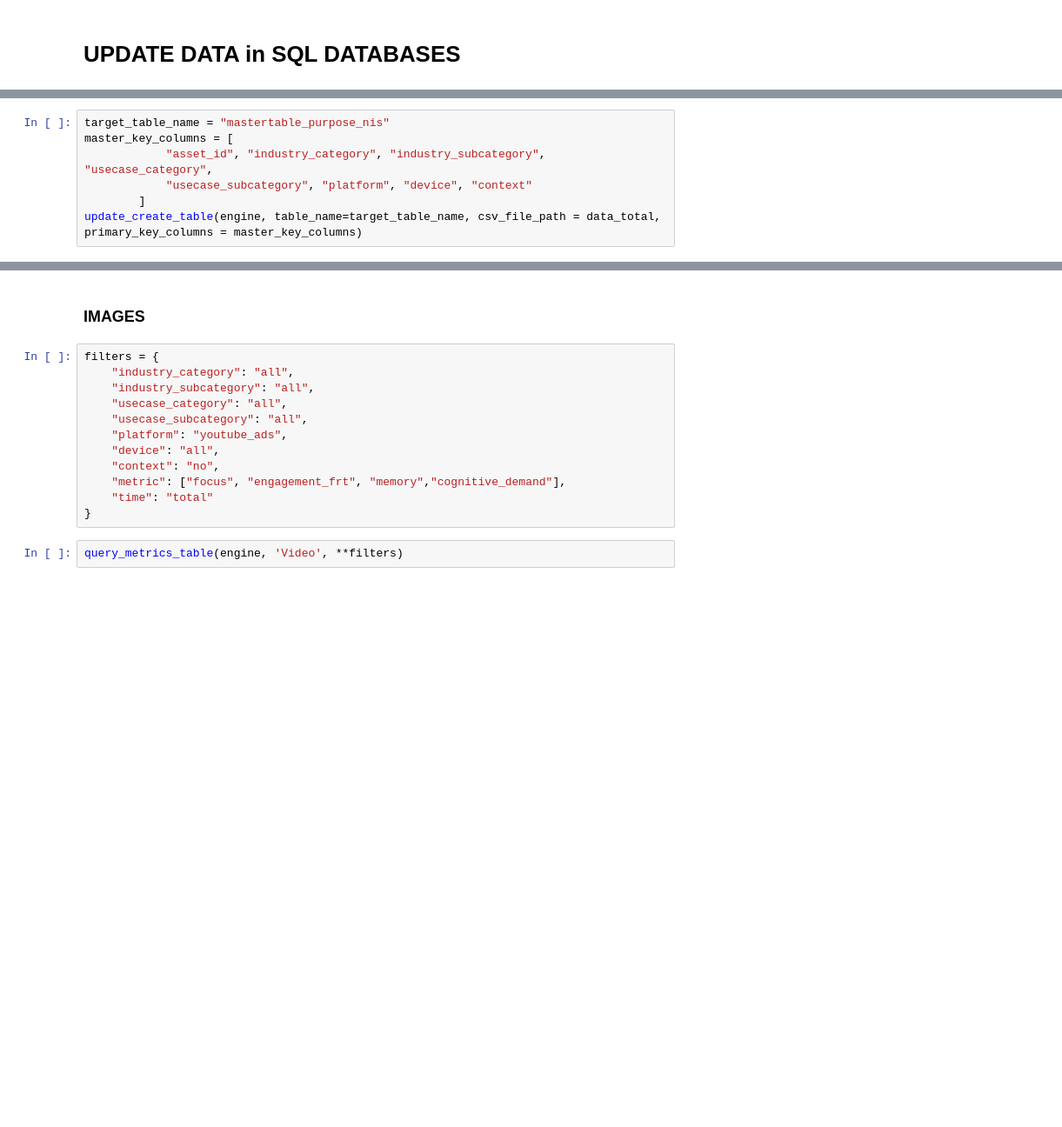
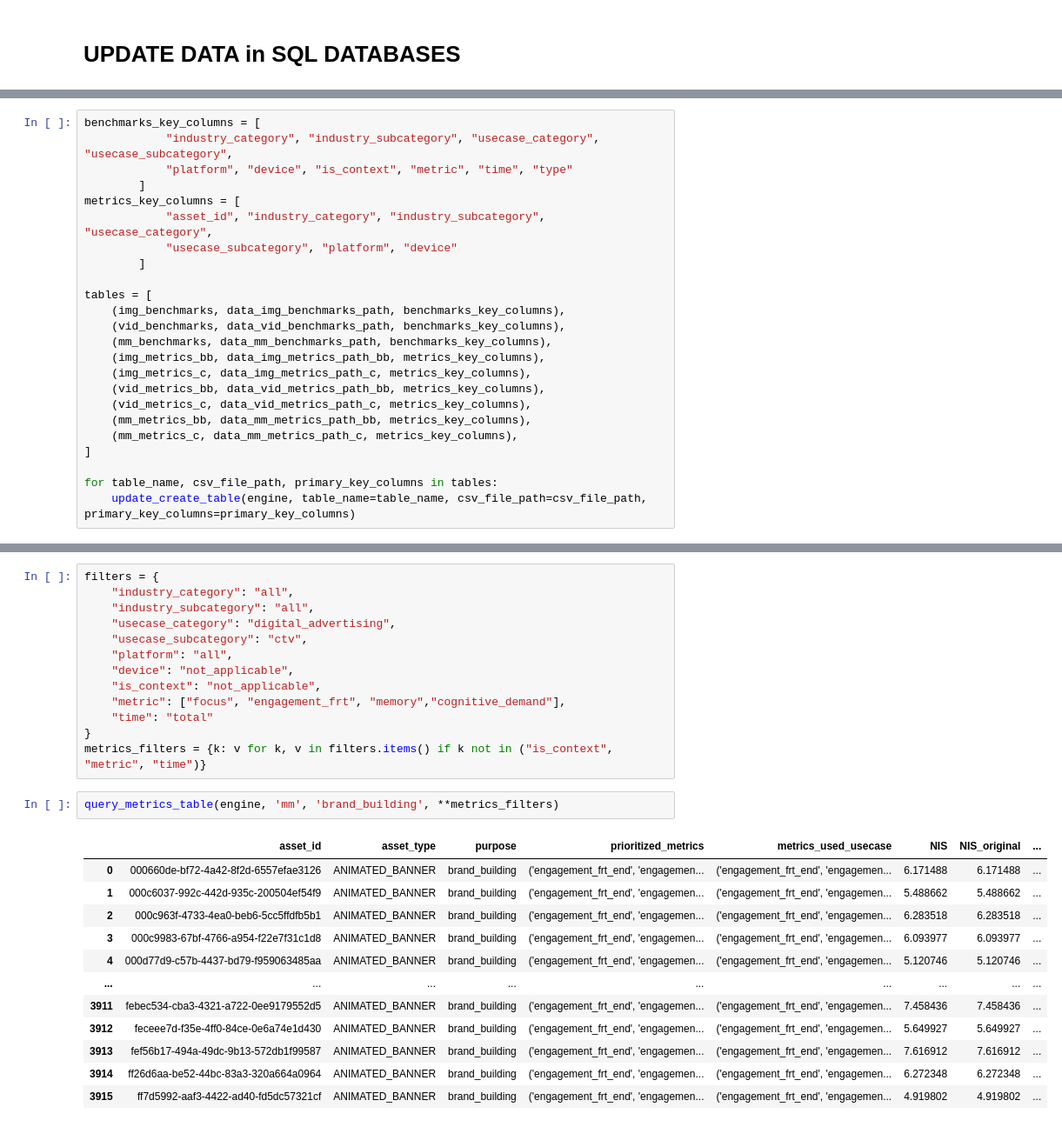
Before and after one commit to Irina-neurons/ml-best-assets, a Jupyter notebook: sql_table/move_csv_to_sql.ipynb, the cells around one changed output, grey strips where cells are left out. Shown at 87% size. Cells and saved outputs as stored; diff of their text form; blank space fills up the shorter version.

Commit message:
remove old files and update sql tables

```diff
--- a/sql_table/move_csv_to_sql.ipynb
+++ b/sql_table/move_csv_to_sql.ipynb
@@ -79,7 +87,0 @@ show_data[show_data['asset_id']=='611e736b-94ab-5339-b284-c87b8c88f748']
-# %%
-target_table_name = "mastertable_purpose_nis"
-master_key_columns = [
-            "asset_id", "industry_category", "industry_subcategory", "usecase_category",
-            "usecase_subcategory", "platform", "device", "context"
-        ]
-update_create_table(engine, table_name=target_table_name, csv_file_path = data_total, primary_key_columns = master_key_columns)
@@ -103,0 +93,24 @@ if OLD_RUN:
+# %%
+benchmarks_key_columns = [
+            "industry_category", "industry_subcategory", "usecase_category", "usecase_subcategory",
+            "platform", "device", "is_context", "metric", "time", "type"
+        ]
+metrics_key_columns = [
+            "asset_id", "industry_category", "industry_subcategory", "usecase_category",
+            "usecase_subcategory", "platform", "device"
+        ]
+
+tables = [
+    (img_benchmarks, data_img_benchmarks_path, benchmarks_key_columns),
+    (vid_benchmarks, data_vid_benchmarks_path, benchmarks_key_columns),
+    (mm_benchmarks, data_mm_benchmarks_path, benchmarks_key_columns),
+    (img_metrics_bb, data_img_metrics_path_bb, metrics_key_columns),
+    (img_metrics_c, data_img_metrics_path_c, metrics_key_columns),
+    (vid_metrics_bb, data_vid_metrics_path_bb, metrics_key_columns),
+    (vid_metrics_c, data_vid_metrics_path_c, metrics_key_columns),
+    (mm_metrics_bb, data_mm_metrics_path_bb, metrics_key_columns),
+    (mm_metrics_c, data_mm_metrics_path_c, metrics_key_columns),
+]
+
+for table_name, csv_file_path, primary_key_columns in tables:
+    update_create_table(engine, table_name=table_name, csv_file_path=csv_file_path, primary_key_columns=primary_key_columns)
@@ -156,17 +154,29 @@ DELIMITER ',' CSV HEADER;
 # % lsof -i :5432  (open new terminal)
-# %% [markdown]
-### IMAGES
 # %%
 filters = {
     "industry_category": "all",
     "industry_subcategory": "all",
-    "usecase_category": "all",
-    "usecase_subcategory": "all",
-    "platform": "youtube_ads",
-    "device": "all",
-    "context": "no",
+    "usecase_category": "digital_advertising",
+    "usecase_subcategory": "ctv",
+    "platform": "all",
+    "device": "not_applicable",
+    "is_context": "not_applicable",
     "metric": ["focus", "engagement_frt", "memory","cognitive_demand"],
     "time": "total"
 }
+metrics_filters = {k: v for k, v in filters.items() if k not in ("is_context", "metric", "time")}
-# %%
-query_metrics_table(engine, 'Video', **filters)
+# %%
+query_metrics_table(engine, 'mm', 'brand_building', **metrics_filters)
+# %% [output]
+|  | asset_id | asset_type | purpose | prioritized_metrics | metrics_used_usecase | NIS | NIS_original | ... |
+| 0 | 000660de-bf72-4a42-8f2d-6557efae3126 | ANIMATED_BANNER | brand_building | ('engagement_frt_end', 'engagemen... | ('engagement_frt_end', 'engagemen... | 6.171488 | 6.171488 | ... |
+| 1 | 000c6037-992c-442d-935c-200504ef54f9 | ANIMATED_BANNER | brand_building | ('engagement_frt_end', 'engagemen... | ('engagement_frt_end', 'engagemen... | 5.488662 | 5.488662 | ... |
+| 2 | 000c963f-4733-4ea0-beb6-5cc5ffdfb5b1 | ANIMATED_BANNER | brand_building | ('engagement_frt_end', 'engagemen... | ('engagement_frt_end', 'engagemen... | 6.283518 | 6.283518 | ... |
+| 3 | 000c9983-67bf-4766-a954-f22e7f31c1d8 | ANIMATED_BANNER | brand_building | ('engagement_frt_end', 'engagemen... | ('engagement_frt_end', 'engagemen... | 6.093977 | 6.093977 | ... |
+| 4 | 000d77d9-c57b-4437-bd79-f959063485aa | ANIMATED_BANNER | brand_building | ('engagement_frt_end', 'engagemen... | ('engagement_frt_end', 'engagemen... | 5.120746 | 5.120746 | ... |
+| ... | ... | ... | ... | ... | ... | ... | ... | ... |
+| 3911 | febec534-cba3-4321-a722-0ee9179552d5 | ANIMATED_BANNER | brand_building | ('engagement_frt_end', 'engagemen... | ('engagement_frt_end', 'engagemen... | 7.458436 | 7.458436 | ... |
+| 3912 | feceee7d-f35e-4ff0-84ce-0e6a74e1d430 | ANIMATED_BANNER | brand_building | ('engagement_frt_end', 'engagemen... | ('engagement_frt_end', 'engagemen... | 5.649927 | 5.649927 | ... |
+| 3913 | fef56b17-494a-49dc-9b13-572db1f99587 | ANIMATED_BANNER | brand_building | ('engagement_frt_end', 'engagemen... | ('engagement_frt_end', 'engagemen... | 7.616912 | 7.616912 | ... |
+| 3914 | ff26d6aa-be52-44bc-83a3-320a664a0964 | ANIMATED_BANNER | brand_building | ('engagement_frt_end', 'engagemen... | ('engagement_frt_end', 'engagemen... | 6.272348 | 6.272348 | ... |
+| 3915 | ff7d5992-aaf3-4422-ad40-fd5dc57321cf | ANIMATED_BANNER | brand_building | ('engagement_frt_end', 'engagemen... | ('engagement_frt_end', 'engagemen... | 4.919802 | 4.919802 | ... |
```
Also changed, not shown: parts of 13 cells of this notebook, 34 other files.
